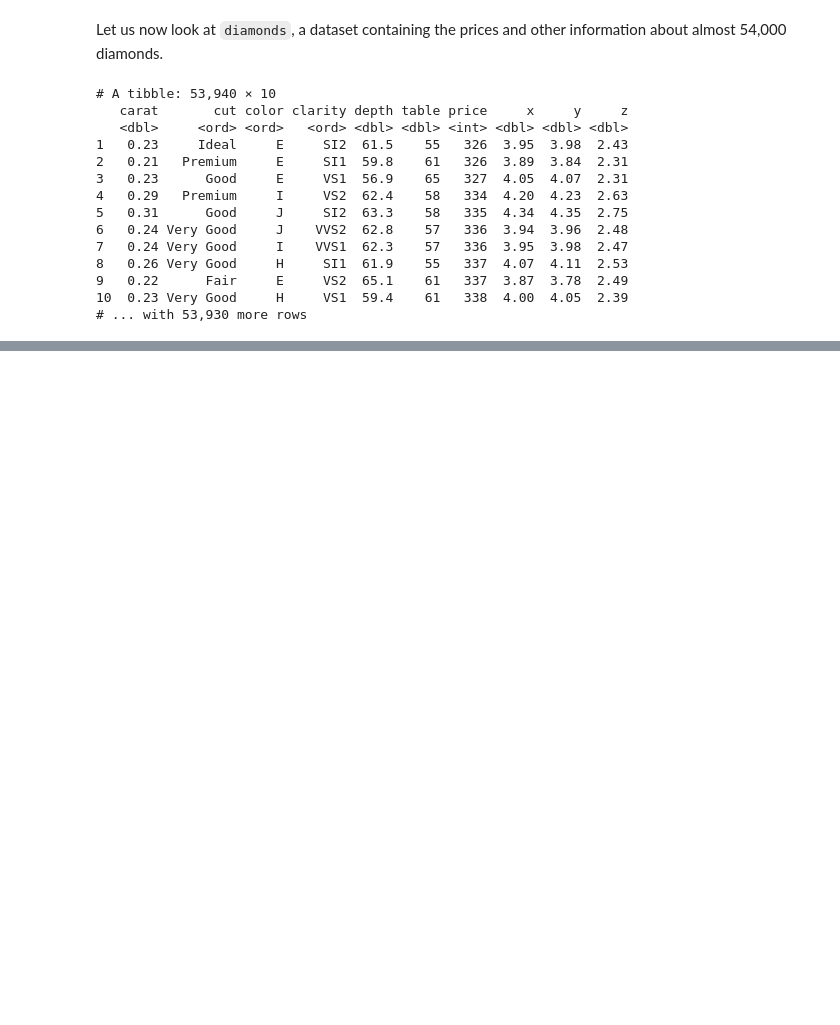
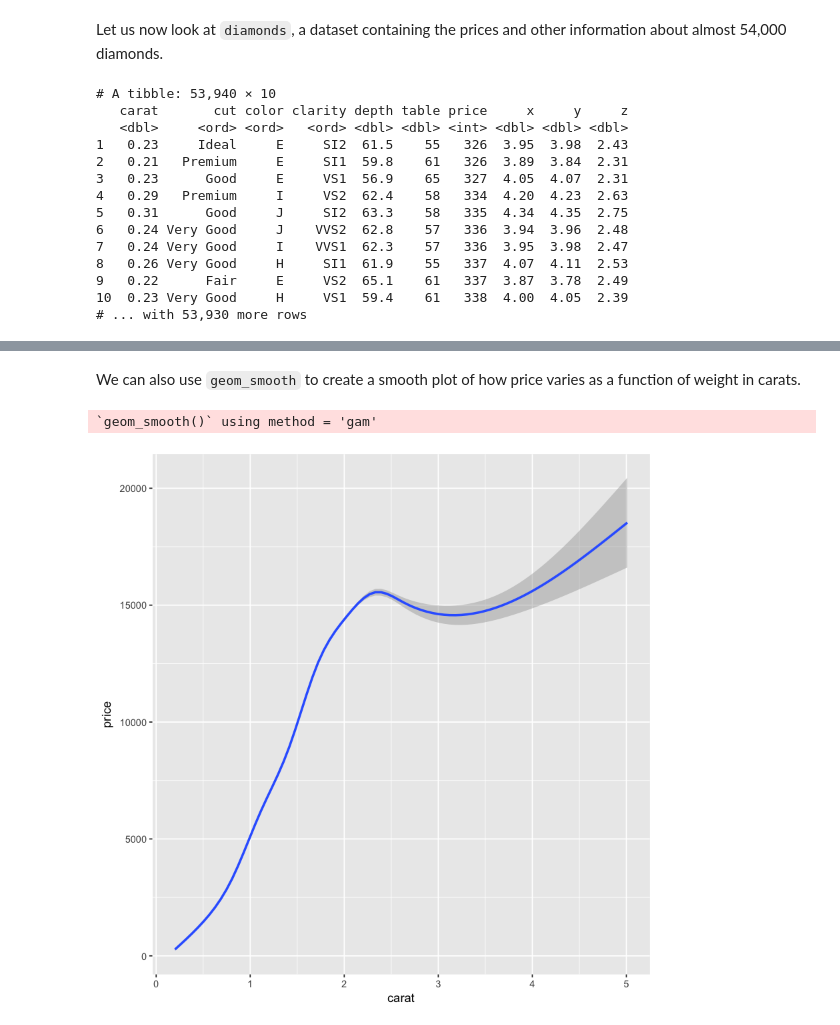
Before and after one commit to ambujtewari/stats306-fall2017, a Jupyter notebook: Lecture00.ipynb, the cells around one changed output, grey strips where cells are left out. Drawn from its saved outputs; the diff is of its cells as text; code cells hidden in the pictures; blank space fills up the shorter version.

```diff
--- a/Lecture00.ipynb
+++ b/Lecture00.ipynb
@@ -172,0 +194,8 @@ print(diamonds)
+# %% [markdown]
+We can also use `geom_smooth` to create a smooth plot of how price varies as a function of weight in carats.
+# %%
+ggplot(data = diamonds) +
+  geom_smooth(mapping = aes(x = carat, y = price))
+# %% [output]
+`geom_smooth()` using method = 'gam'
+[figure, added]
```
Also changed, not shown: parts of 6 cells of this notebook.
